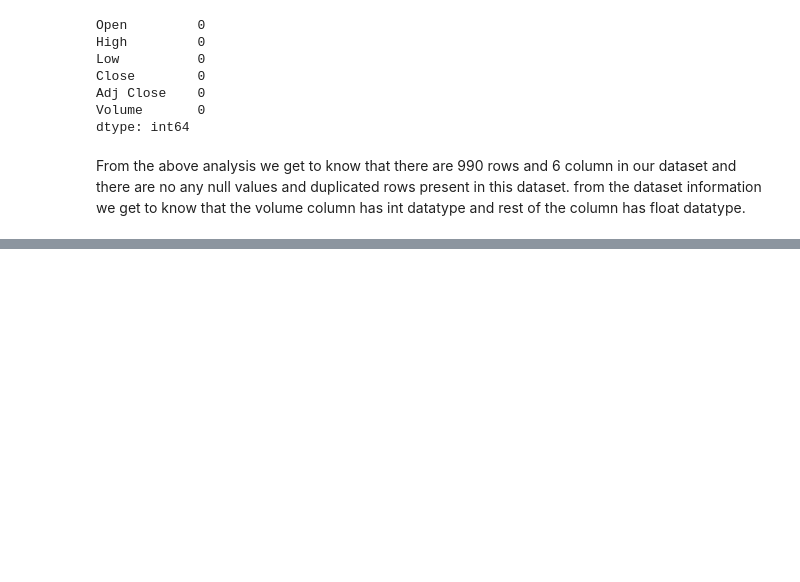
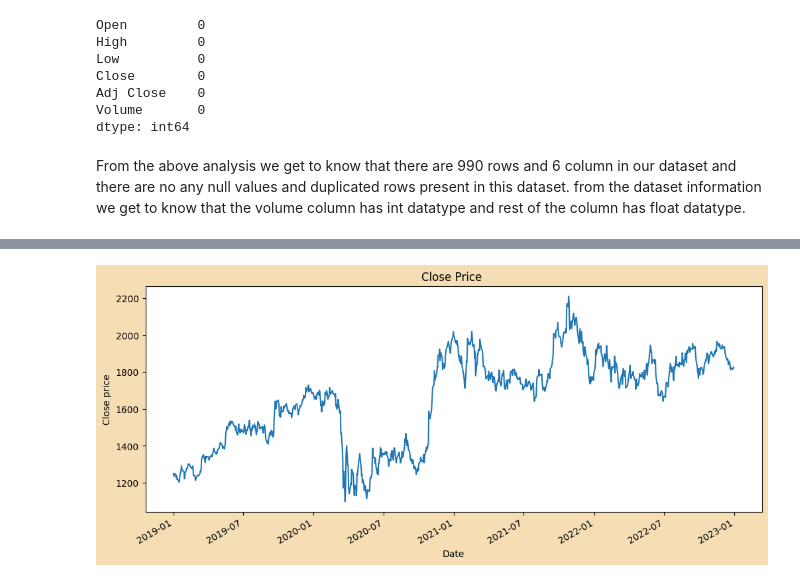
Before and after one commit to hmarathe420/Kotak_Mahindra_Bank_Stock_Price_Prediction, a Jupyter notebook: Kotak_Mahindra_Bank_Stock_Price_Prediction.ipynb, the cells around one changed output, grey strips where cells are left out. Cells and saved outputs as stored; diff of their text form; code cells hidden in the pictures; blank space fills up the shorter version.

```diff
--- a/Kotak_Mahindra_Bank_Stock_Price_Prediction.ipynb
+++ b/Kotak_Mahindra_Bank_Stock_Price_Prediction.ipynb
@@ -121,0 +135,10 @@ From the above analysis we get to know that there are 990 rows and 6 column in o
+# %%
+# Close price trends over the date column
+plt.figure(facecolor ='wheat')
+df['Close'].plot(figsize =(12,5))
+plt.title("Close Price ")
+plt.xlabel('Date')
+plt.ylabel('Close price')
+plt.show()
+# %% [output]
+[figure, added]
```
Also changed, not shown: parts of 14 cells of this notebook.
